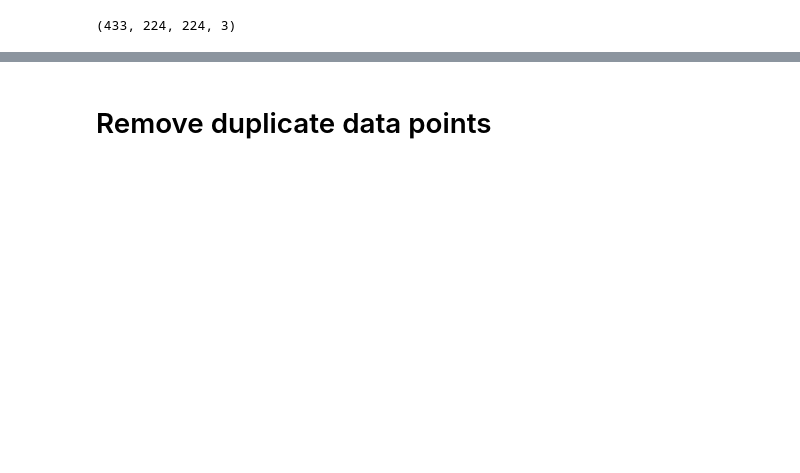
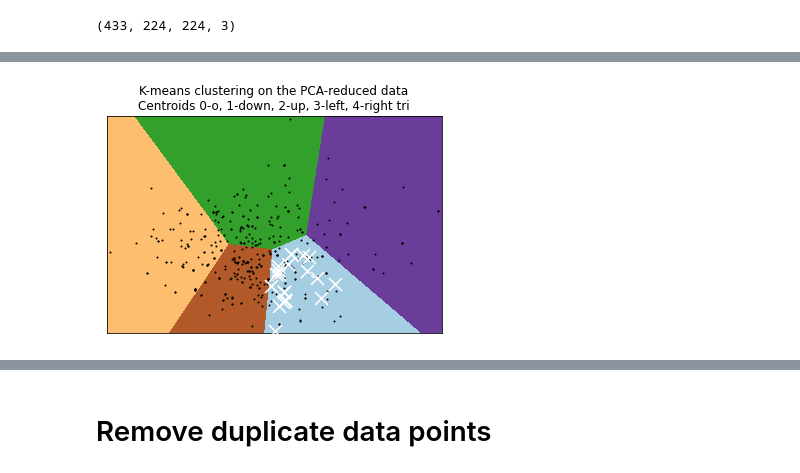
Before and after one commit to changsin/DeepLearning, a Jupyter notebook: plate_recognizer/notebooks/kaggle_data_test.ipynb, the cells around one changed output, grey strips where cells are left out. Saved outputs shown, nothing was run; the diff lists cells and outputs as text; code cells hidden in the pictures; blank space fills up the shorter version.

```diff
--- a/plate_recognizer/notebooks/kaggle_data_test.ipynb
+++ b/plate_recognizer/notebooks/kaggle_data_test.ipynb
@@ -47,0 +57,4 @@ kaggle_data.cluster_data()
+# %%
+plots.plot_data_in_clusters(kaggle_data.X_pca_reduced, kaggle_data.kmeans_pca, kaggle_data.test_idx[0])
+# %% [output]
+[figure, added]
```
Also changed, not shown: parts of 34 cells of this notebook.
